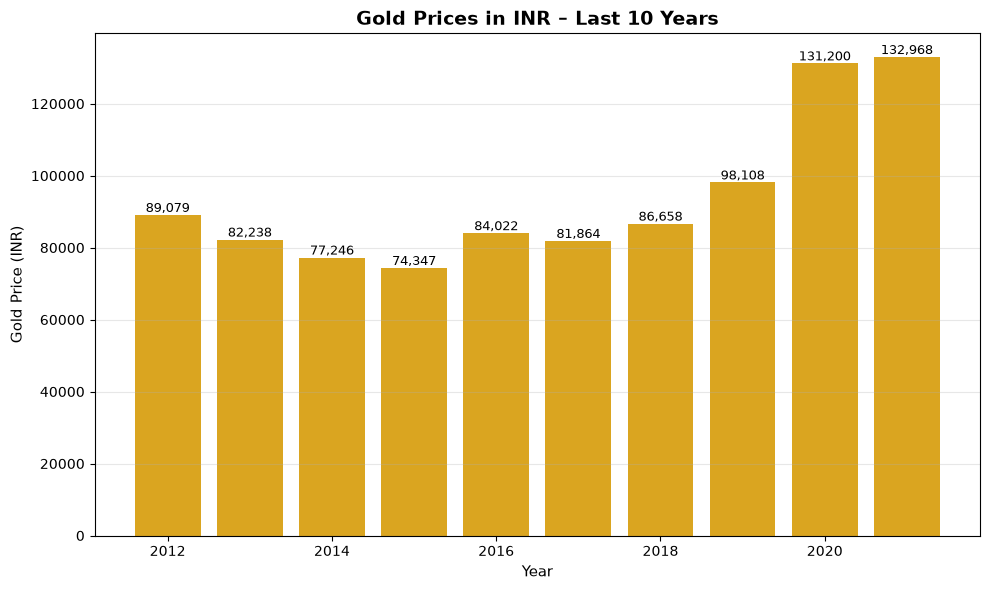
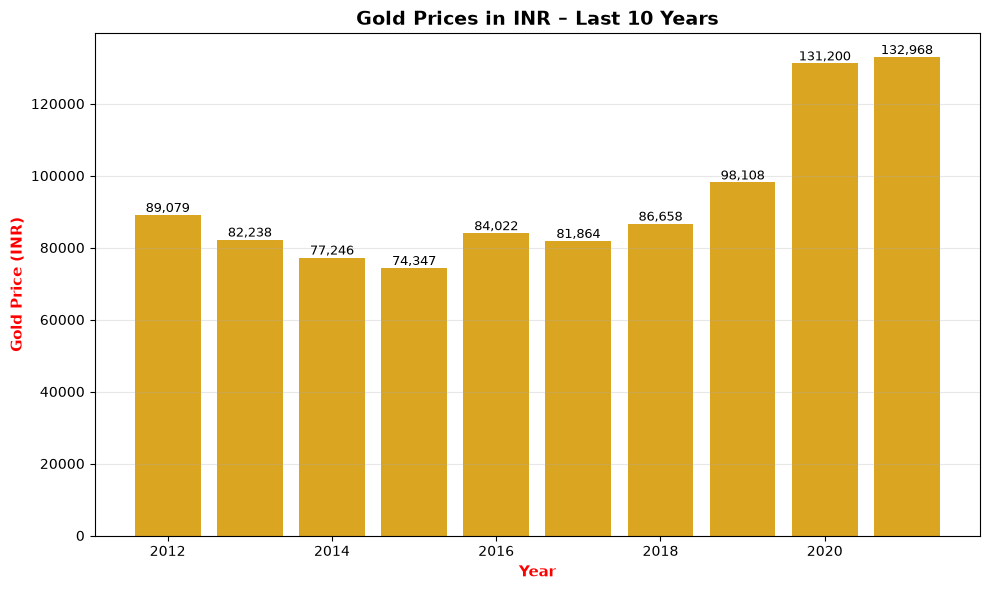
Code edit (unified diff) that turned the first committed figure into the second:
--- before
+++ after
@@ -12,6 +12,6 @@
 # 4. Add title and labels
 ax.set_title("Gold Prices in INR – Last 10 Years", fontsize=14, fontweight='bold')
-ax.set_xlabel("Year", fontsize=11)
-ax.set_ylabel("Gold Price (INR)", fontsize=11)
+ax.set_xlabel("Year", fontsize=11,color="red",fontweight='bold')
+ax.set_ylabel("Gold Price (INR)", fontsize=11,color="red",fontweight='bold')
 
 # 5. Add value labels on top of each bar

Commit: changes for charts